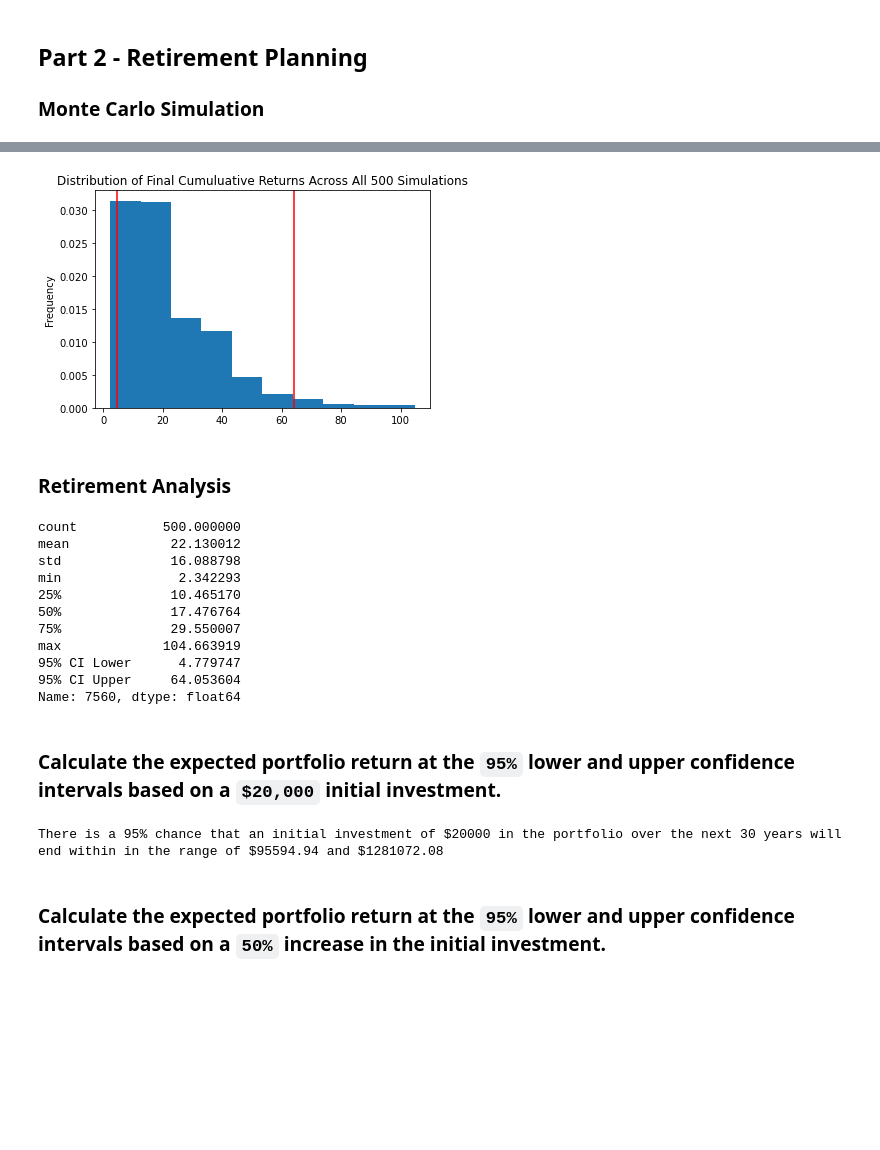
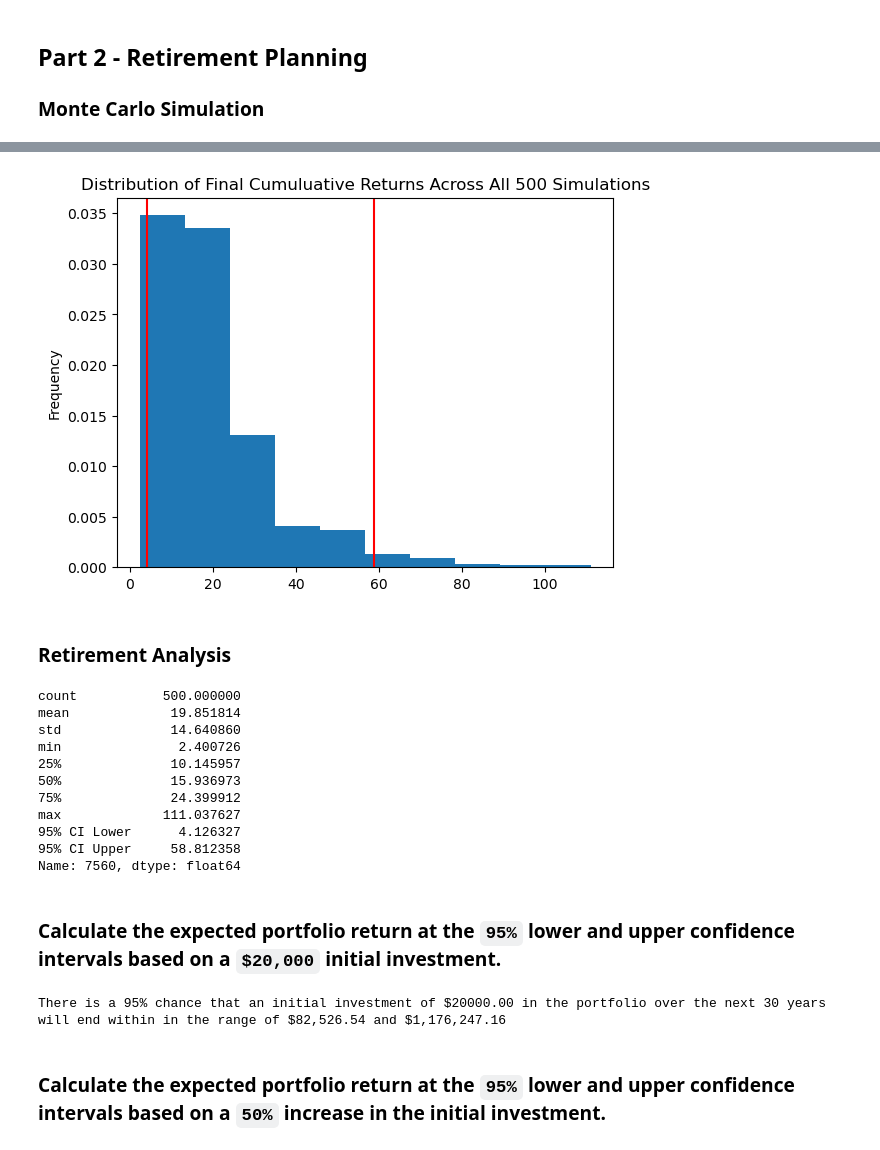
Before and after one commit to yenla9/python-homework, a Jupyter notebook: Homework5/financial-planner.ipynb, the cells around one changed output, grey strips where cells are left out. Cells and saved outputs as stored; diff of their text form; code cells hidden in the pictures; blank space fills up the shorter version.

Commit message:
add carlos monte

```diff
--- a/Homework5/financial-planner.ipynb
+++ b/Homework5/financial-planner.ipynb
@@ -191,15 +193,21 @@ start_date = pd.Timestamp('2016-05-01', tz='America/New_York').isoformat()
 end_date = pd.Timestamp('2021-05-01', tz='America/New_York').isoformat()
 # %%
 # Get 5 years' worth of historical data for SPY and AGG
-# YOUR CODE HERE!
+df_port2 = alpaca.get_bars(
+    tickers,
+    timeframe,
+    start = start_date,
+    end = end_date
+).df
 
 # Reorganize the DataFrame
 # Separate ticker data
-# YOUR CODE HERE!
+AGG = df_port2[df_port2['symbol']=='AGG'].drop('symbol', axis=1)
+SPY = df_port2[df_port2['symbol']=='SPY'].drop('symbol', axis=1)
 
 
 # Concatenate the ticker DataFrames
-# YOUR CODE HERE!
+df_stock_data = pd.concat([AGG, SPY], axis=1 , keys=['AGG','SPY'])
 
 # Display sample data
 df_stock_data.head()
@@ -214,0 +223,8 @@ df_stock_data.head()
+# %%
+# Configuring a Monte Carlo simulation to forecast 30 years cumulative returns
+MC_30year = MCSimulation(
+    portfolio_data = df_stock_data,
+    weights = [.40,.60],
+    num_simulation = 500,
+    num_trading_days = 252*30
+)
@@ -269,27 +295,27 @@ Running Monte Carlo simulation number 490.
 # %%
 # Plot probability distribution and confidence intervals
-# YOUR CODE HERE!
+dist_plot = MC_30year.plot_distribution()
 # %% [output]
-[figure, old version]
+[figure, new version]
 # %% [markdown]
 ### Retirement Analysis
 # %%
 # Fetch summary statistics from the Monte Carlo simulation results
-# YOUR CODE HERE!
+summary_stat =  MC_30year.summarize_cumulative_return()
 
 # Print summary statistics
-# YOUR CODE HERE!
+print(summary_stat)
 # %% [output]
 count           500.000000
-mean             22.130012
-std              16.088798
-min               2.342293
-25%              10.465170
-50%              17.476764
-75%              29.550007
-max             104.663919
-95% CI Lower      4.779747
-95% CI Upper     64.053604
+mean             19.851814
+std              14.640860
+min               2.400726
+25%              10.145957
+50%              15.936973
+75%              24.399912
+max             111.037627
+95% CI Lower      4.126327
+95% CI Upper     58.812358
 Name: 7560, dtype: float64
 # %% [markdown]
 ### Calculate the expected portfolio return at the `95%` lower and upper confidence intervals based on a `$20,000` initial investment.
@@ -298,14 +324,15 @@ Name: 7560, dtype: float64
 initial_investment = 20000
 
 # Use the lower and upper `95%` confidence intervals to calculate the range of the possible outcomes of our $20,000
-# YOUR CODE HERE!
+ci_lower = round(summary_stat[8]*initial_investment,2)
+ci_upper = round(summary_stat[9]*initial_investment,2)
 
 # Print results
-print(f"There is a 95% chance that an initial investment of ${initial_investment} in the portfolio"
+print(f"There is a 95% chance that an initial investment of ${initial_investment:.2f} in the portfolio"
       f" over the next 30 years will end within in the range of"
-      f" ${ci_lower} and ${ci_upper}")
+      f" ${ci_lower:0,} and ${ci_upper:0,}")
 # %% [output]
-There is a 95% chance that an initial investment of $20000 in the portfolio over the next 30 years will end within in the range of $95594.94 and $1281072.08
+There is a 95% chance that an initial investment of $20000.00 in the portfolio over the next 30 years will end within in the range of $82,526.54 and $1,176,247.16
 # %% [markdown]
 ### Calculate the expected portfolio return at the `95%` lower and upper confidence intervals based on a `50%` increase in the initial investment.
 # %%
```
Also changed, not shown: parts of 29 cells of this notebook.
